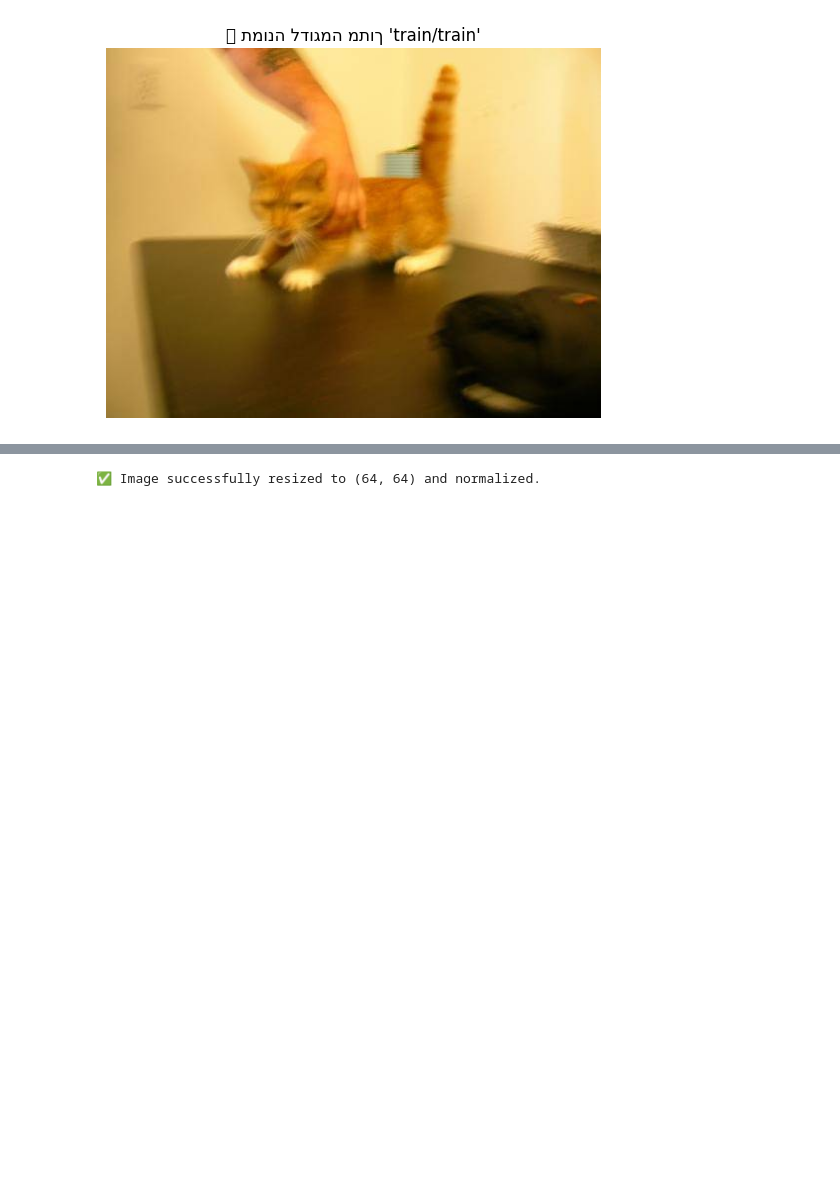
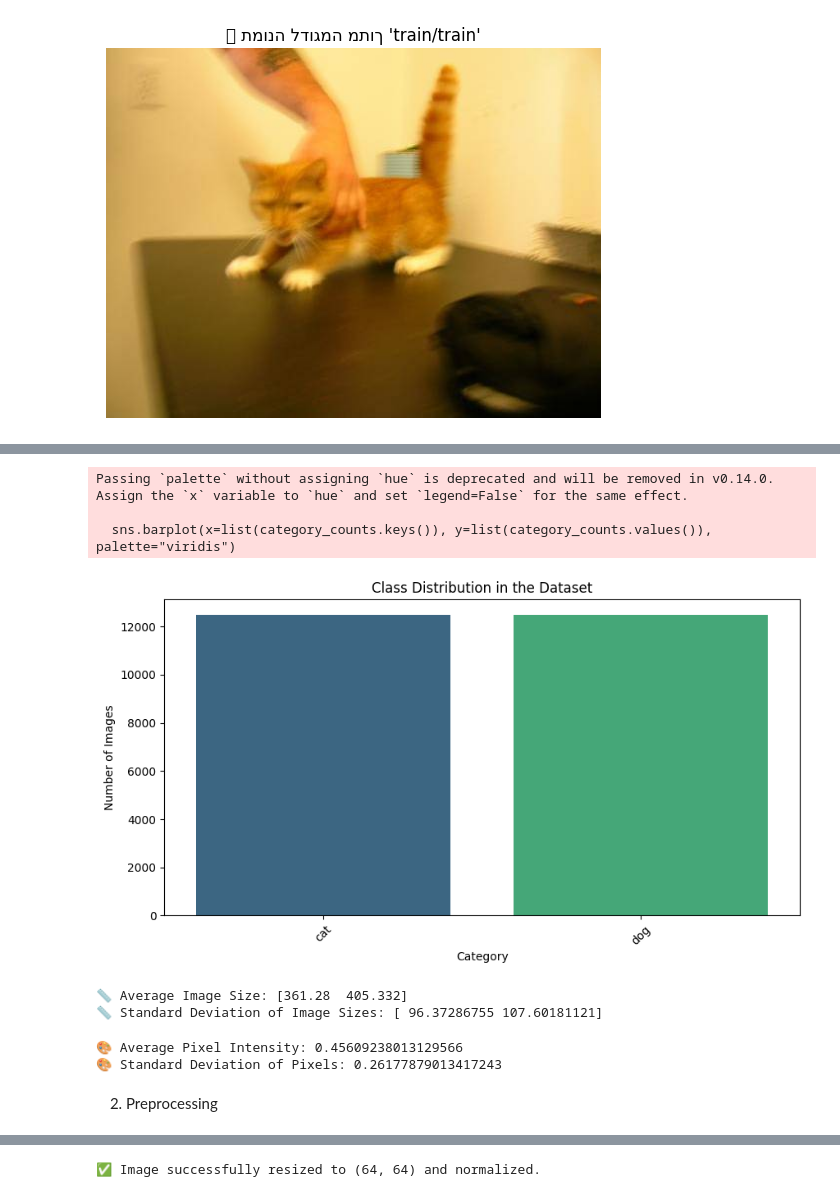
Before and after one commit to edenamram/Dogs-Vs-Cats, a Jupyter notebook: final_project.ipynb, the cells around one changed output, grey strips where cells are left out. Saved outputs shown, nothing was run; the diff lists cells and outputs as text; code cells hidden in the pictures; blank space fills up the shorter version.

```diff
--- a/final_project.ipynb
+++ b/final_project.ipynb
@@ -40,0 +97,73 @@ else:
+# %%
+# Step 3: Checking Class Distribution
+
+cat_count = sum(1 for img in image_files if "cat" in img.lower())
+dog_count = sum(1 for img in image_files if "dog" in img.lower())
+
+category_counts = {"cat": cat_count, "dog": dog_count}
+
+plt.figure(figsize=(10, 5))
+sns.barplot(x=list(category_counts.keys()), y=list(category_counts.values()), palette="viridis")
+plt.xlabel("Category")
+plt.ylabel("Number of Images")
+plt.title("Class Distribution in the Dataset")
+plt.xticks(rotation=45)
+plt.show()
+# %% [output]
+Passing `palette` without assigning `hue` is deprecated and will be removed in v0.14.0. Assign the `x` variable to `hue` and set `legend=False` for the same effect.
+
+  sns.barplot(x=list(category_counts.keys()), y=list(category_counts.values()), palette="viridis")
+[figure, added]
+# %%
+# Step 4: Checking Image Sizes
+image_shapes = []
+
+# Iterate through a subset of images (for efficiency)
+sample_size = min(500, len(image_files))  # Limit to 500 images for performance
+sample_images = np.random.choice(image_files, sample_size, replace=False)
+
+for img_file in sample_images:
+    img_path = os.path.join(train_path, img_file)
+    img = cv2.imread(img_path)
+
+    if img is not None:
+        image_shapes.append(img.shape[:2])  # (height, width)
+
+image_shapes = np.array(image_shapes)
+
+# Print mean and standard deviation
+print(f"📏 Average Image Size: {image_shapes.mean(axis=0)}")
+print(f"📏 Standard Deviation of Image Sizes: {image_shapes.std(axis=0)}")
+# %% [output]
+📏 Average Image Size: [361.28  405.332]
+📏 Standard Deviation of Image Sizes: [ 96.37286755 107.60181121]
+# %%
+# Step 5: Checking Pixel Mean & Standard Deviation
+all_pixels = []
+
+# Process a sample of images for efficiency
+sample_size = min(500, len(image_files))
+sample_images = np.random.choice(image_files, sample_size, replace=False)
+
+for img_file in sample_images:
+    img_path = os.path.join(train_path, img_file)
+    img = cv2.imread(img_path)
+
+    if img is not None:
+        img = cv2.cvtColor(img, cv2.COLOR_BGR2RGB)  # Convert BGR to RGB
+        all_pixels.append(img / 255.0)  # Normalize to range [0,1]
+
+# Convert to NumPy array
+all_pixels = np.concatenate([img.flatten() for img in all_pixels])
+
+# Calculate mean and standard deviation
+pixel_mean = np.mean(all_pixels)
+pixel_std = np.std(all_pixels)
+
+print(f"🎨 Average Pixel Intensity: {pixel_mean}")
+print(f"🎨 Standard Deviation of Pixels: {pixel_std}")
+# %% [output]
+🎨 Average Pixel Intensity: 0.45609238013129566
+🎨 Standard Deviation of Pixels: 0.26177879013417243
+# %% [markdown]
+2. Preprocessing
```
Also changed, not shown: parts of 10 cells of this notebook.
